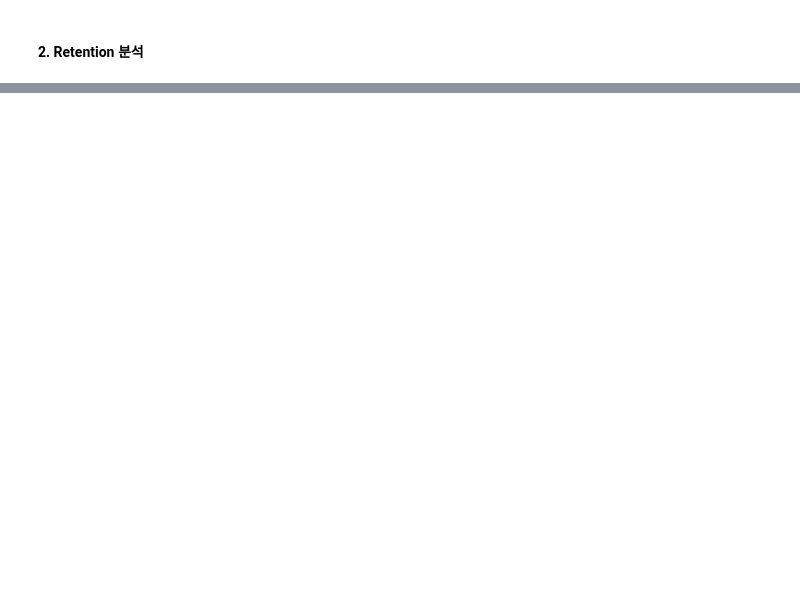
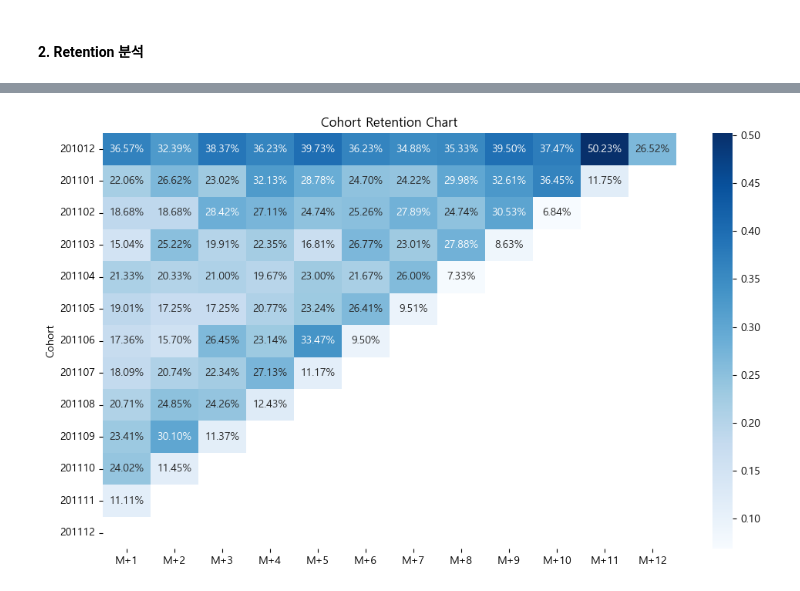
Before and after one commit to 0x106053b/SQL_exercises, a Jupyter notebook: 2. AARRR-Retention/(2) Cohort Retention (AARRR).ipynb, the cells around one changed output, grey strips where cells are left out. Drawn from its saved outputs; the diff is of its cells as text; code cells hidden in the pictures; blank space fills up the shorter version.

Commit message:
Cohort Retention Analysis

```diff
--- a/2. AARRR-Retention/(2) Cohort Retention (AARRR).ipynb
+++ b/2. AARRR-Retention/(2) Cohort Retention (AARRR).ipynb
@@ -179,0 +204,32 @@ except:
+# %%
+# Retention Chart
+
+try:
+    query = """
+    select first_ym,
+        MAX(CASE WHEN idx = 1 THEN volume END) as volume,
+        MAX(CASE WHEN idx = 2 THEN volume END) as M1,
+        MAX(CASE WHEN idx = 3 THEN volume END) as M2,
+        MAX(CASE WHEN idx = 4 THEN volume END) as M3,
+        MAX(CASE WHEN idx = 5 THEN volume END) as M4,
+        MAX(CASE WHEN idx = 6 THEN volume END) as M5,
+        MAX(CASE WHEN idx = 7 THEN volume END) as M6,
+        MAX(CASE WHEN idx = 8 THEN volume END) as M7,
+        MAX(CASE WHEN idx = 9 THEN volume END) as M8,
+        MAX(CASE WHEN idx = 10 THEN volume END) as M9,
+        MAX(CASE WHEN idx = 11 THEN volume END) as M10,
+        MAX(CASE WHEN idx = 12 THEN volume END) as M11,
+        MAX(CASE WHEN idx = 13 THEN volume END) as M12
+    FROM (
+        SELECT first_ym, CONCAT(year, month) next_ym, idx, count(*) as volume
+        FROM sales_fin
+        GROUP BY 1,2,3
+    ) VOLUME_TBL
+    GROUP BY first_ym
+    """
+    df = fetchresult_to_df(query)
+    df.columns = ["Cohort"] + ["Volume"] + [f"M+{x}" for x in range(1, 13)]
+    df.set_index('Cohort', inplace=True)
+    display(df)
+except:
+    print("SQL Server Connection Error!")
@@ -179,0 +252,9 @@ except:
+# %%
+df = df.iloc[:, 1:].apply(lambda x : x/df["Volume"])
+# %%
+plt.figure(figsize=(12, 7))
+plt.title("Cohort Retention Chart")
+sns.heatmap(df, annot=True, fmt='.2%',cmap='Blues')
+plt.show()
+# %% [output]
+[figure, added]
```
Also changed, not shown: parts of 8 cells of this notebook, 1 other file.
